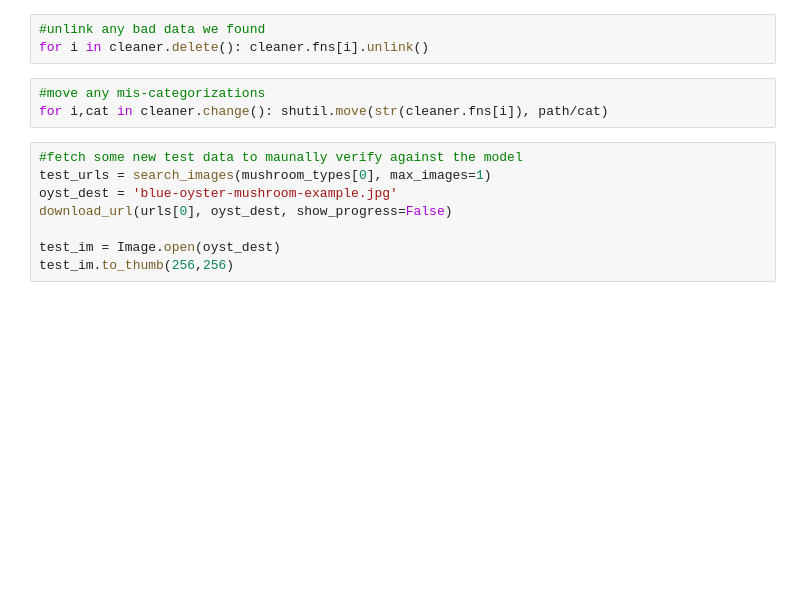
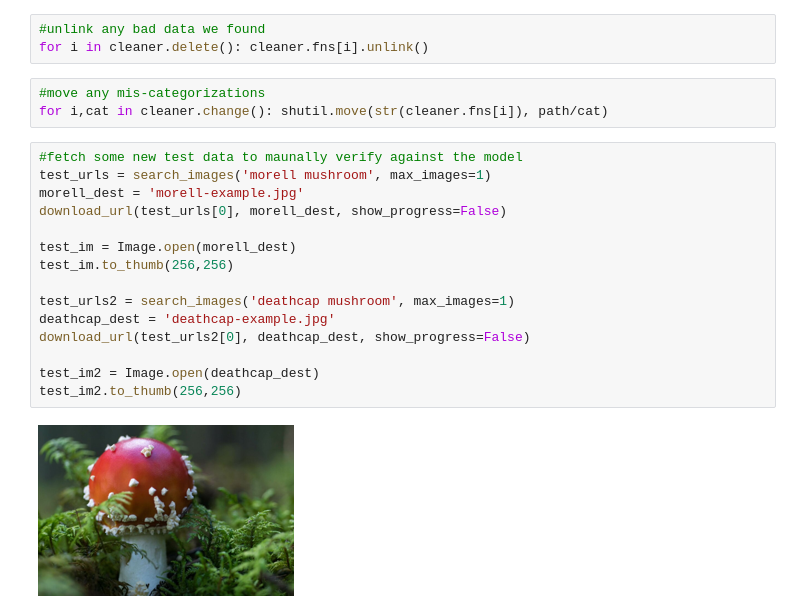
Before and after one commit to zach-ferguson/mushroom-classifier, a Jupyter notebook: mushroom-classifier.ipynb, the cells around one changed output. Drawn from its saved outputs; the diff is of its cells as text; blank space fills up the shorter version.

```diff
--- a/mushroom-classifier.ipynb
+++ b/mushroom-classifier.ipynb
@@ -82,11 +143,20 @@ for i in cleaner.delete(): cleaner.fns[i].unlink()
 for i,cat in cleaner.change(): shutil.move(str(cleaner.fns[i]), path/cat)
 # %%
 #fetch some new test data to maunally verify against the model
-test_urls = search_images(mushroom_types[0], max_images=1)
-oyst_dest = 'blue-oyster-mushroom-example.jpg'
-download_url(urls[0], oyst_dest, show_progress=False)
+test_urls = search_images('morell mushroom', max_images=1)
+morell_dest = 'morell-example.jpg'
+download_url(test_urls[0], morell_dest, show_progress=False)
 
-test_im = Image.open(oyst_dest)
+test_im = Image.open(morell_dest)
 test_im.to_thumb(256,256)
+
+test_urls2 = search_images('deathcap mushroom', max_images=1)
+deathcap_dest = 'deathcap-example.jpg'
+download_url(test_urls2[0], deathcap_dest, show_progress=False)
+
+test_im2 = Image.open(deathcap_dest)
+test_im2.to_thumb(256,256)
+# %% [output]
+[figure, added]
 # %%
 def print_prediction(img):
```
Also changed, not shown: parts of 13 cells of this notebook.
